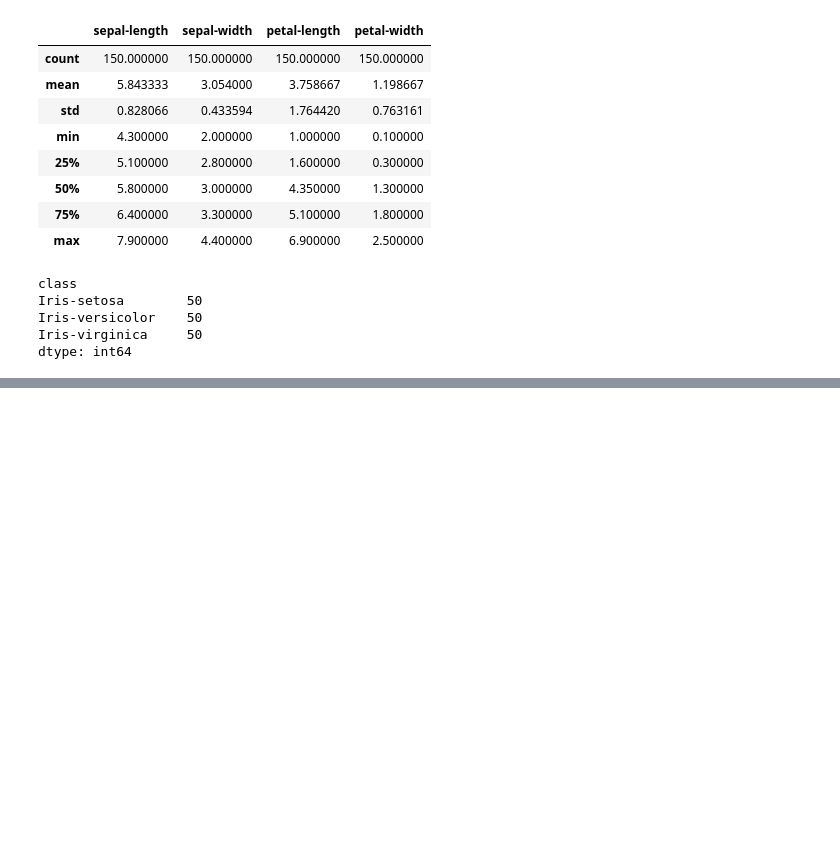
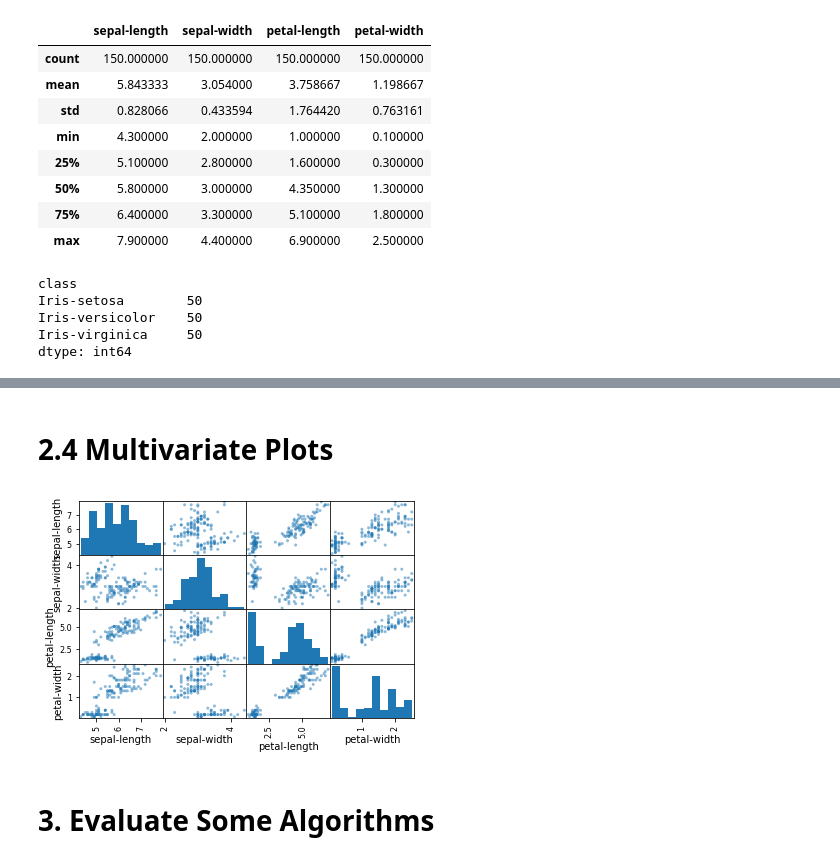
Before and after one commit to pks369/ML, a Jupyter notebook: 30 minutes to ML/ml.ipynb, the cells around one changed output, grey strips where cells are left out. Drawn from its saved outputs; the diff is of its cells as text; code cells hidden in the pictures; blank space fills up the shorter version.

```diff
--- a/30 minutes to ML/ml.ipynb
+++ b/30 minutes to ML/ml.ipynb
@@ -96,0 +111,10 @@ dtype: int64
+# %% [markdown]
+# 2.4  Multivariate Plots
+# %%
+# scatter plot matrix
+scatter_matrix(df)
+plt.show()
+# %% [output]
+[figure, added]
+# %% [markdown]
+# 3. Evaluate Some Algorithms
```
Also changed, not shown: parts of 16 cells of this notebook.
